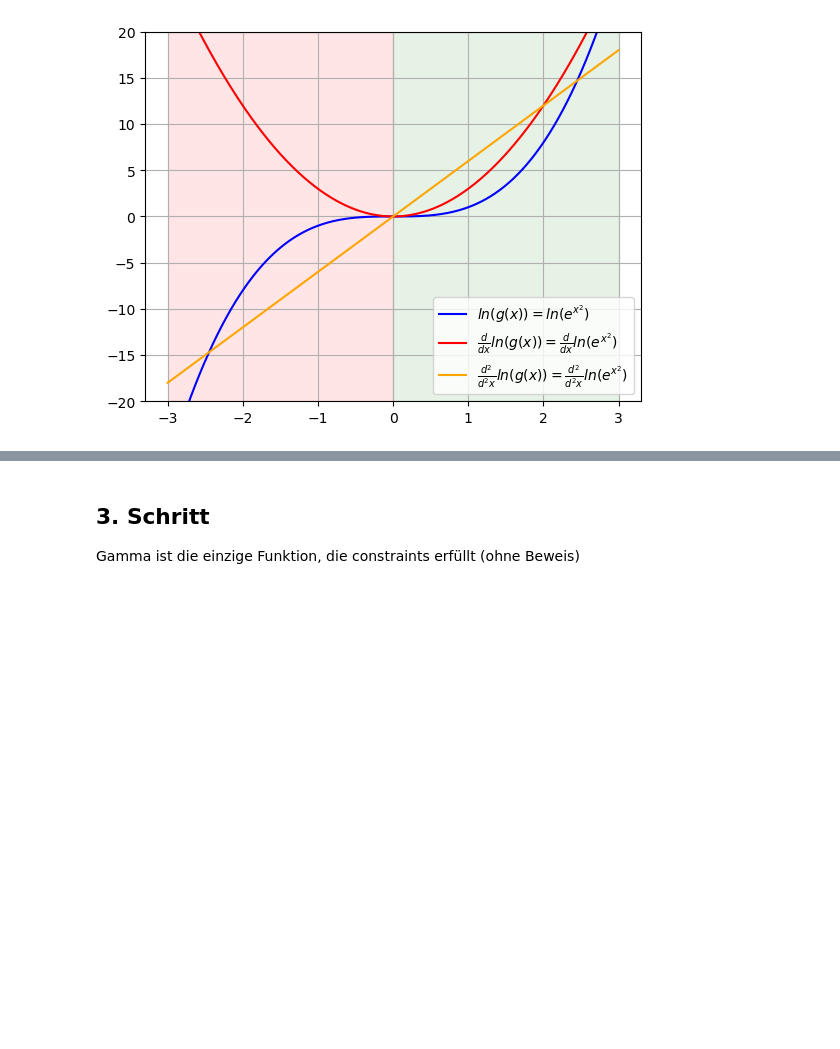
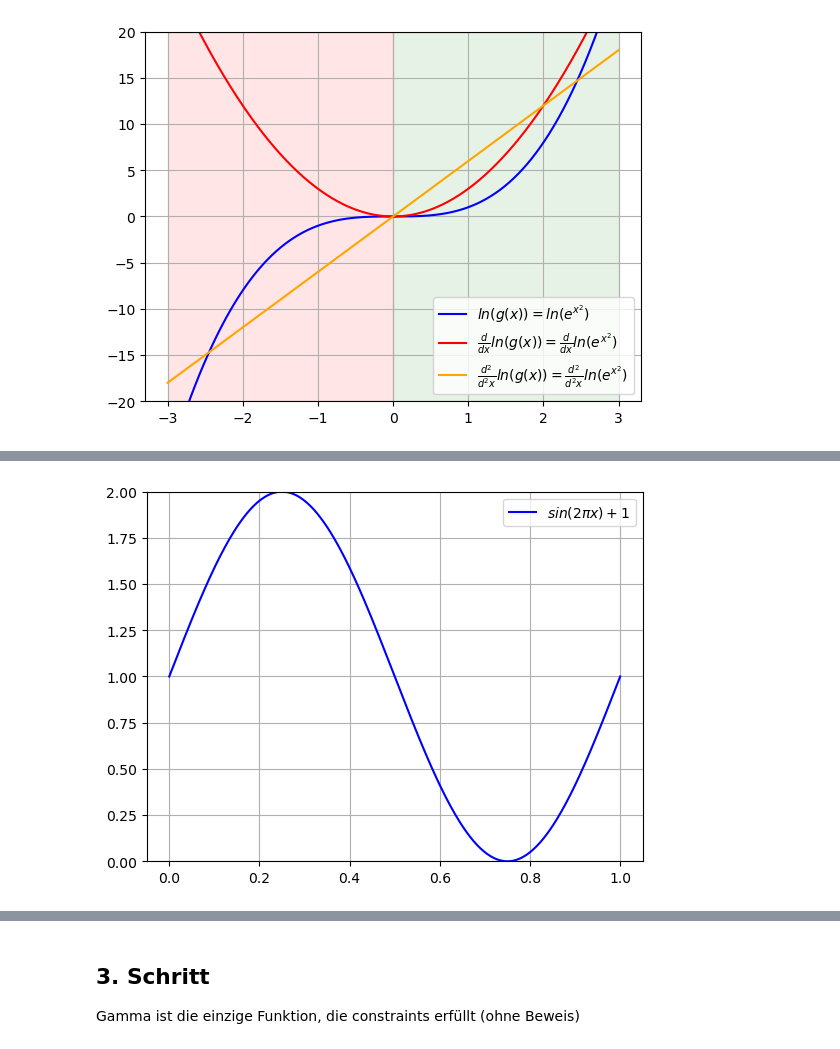
Before and after one commit to lbuchli/MatSem-Gamma, a Jupyter notebook: presentation.ipynb, the cells around one changed output, grey strips where cells are left out. Drawn from its saved outputs; the diff is of its cells as text; code cells hidden in the pictures; blank space fills up the shorter version.

```diff
--- a/presentation.ipynb
+++ b/presentation.ipynb
@@ -145,3 +145,15 @@ können wir das etwas rigoroser ausdrücken:
 <div><img src="imgs/log_convex.png" width="500"/></div>
 
 $\rightarrow$ wir nennen das: "Logarithmisch Konvex"
+# %%
+import matplotlib.pyplot as plt
+import numpy as np
+
+x = np.linspace(0, 1, 400)
+plt.ylim(0,2)
+plt.plot(x, np.sin(2*np.pi*x)+1, label='$sin(2 \\pi x) + 1$', color='blue')
+plt.legend()
+plt.grid(True)
+plt.savefig('imgs/sin_1.png')
+# %% [output]
+[figure, added]
```
Also changed, not shown: parts of 2 cells of this notebook, 2 other files.
